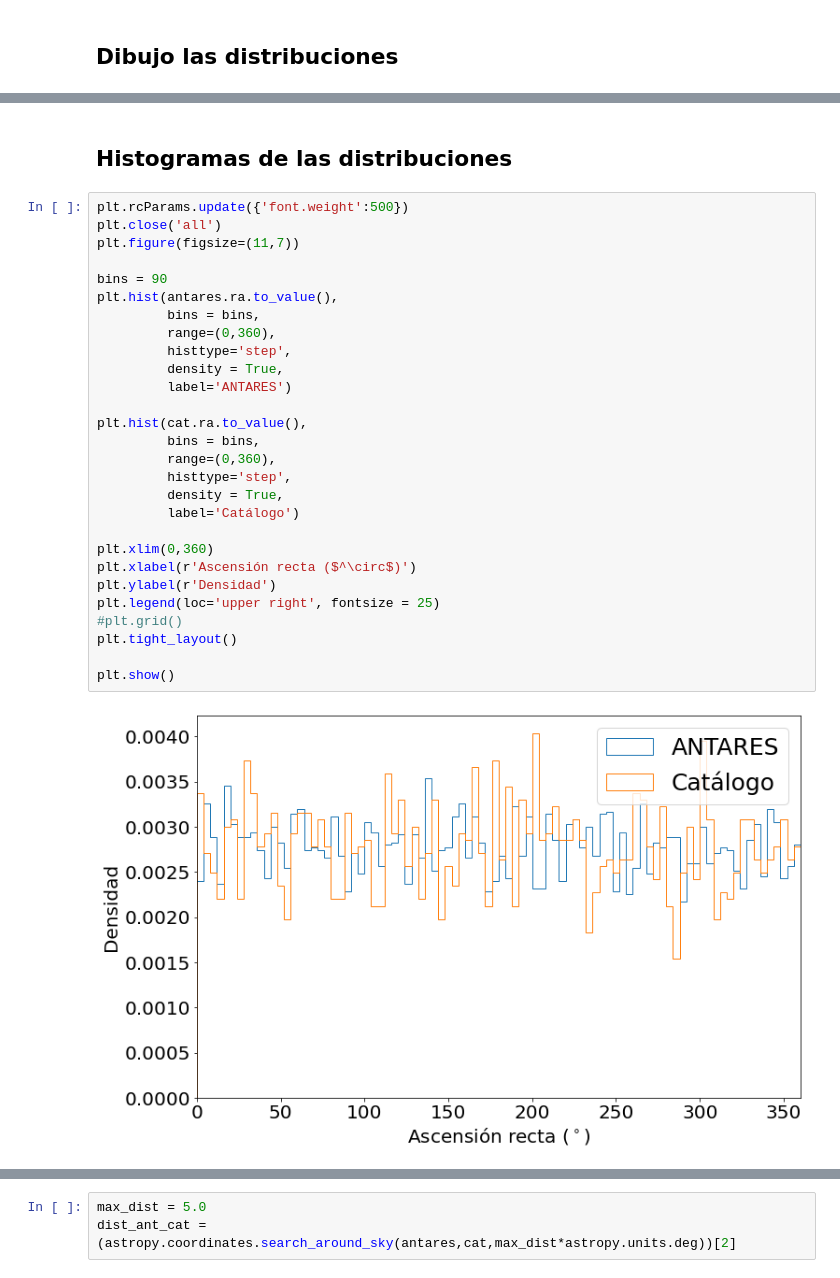
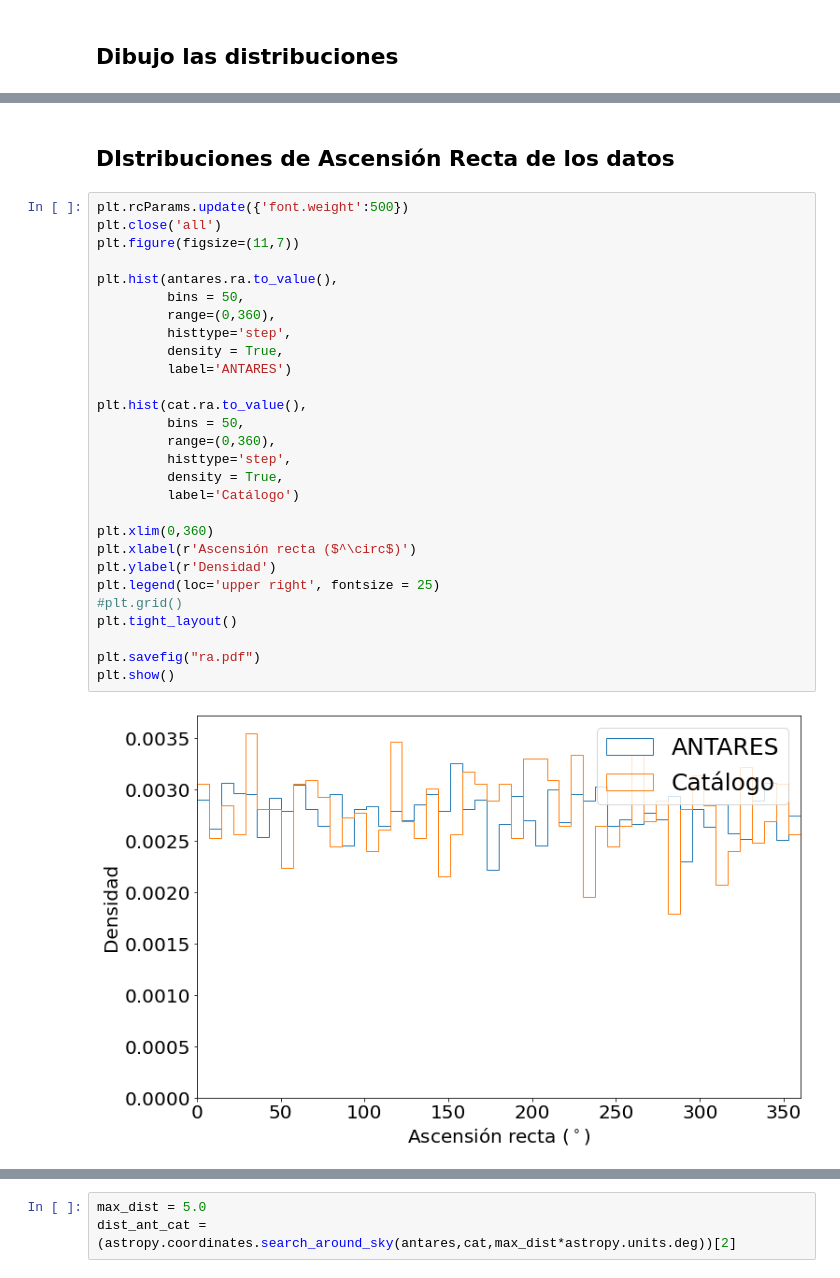
Before and after one commit to jgarmen-upv/estancia, a Jupyter notebook: estancia.ipynb, the cells around one changed output, grey strips where cells are left out. Cells and saved outputs as stored; diff of their text form.

```diff
--- a/estancia.ipynb
+++ b/estancia.ipynb
@@ -82,33 +101,33 @@ plt.show()
-# %% [markdown]
-## Histogramas de las distribuciones
+# %% [markdown]
+## DIstribuciones de Ascensión Recta de los datos
 # %%
 plt.rcParams.update({'font.weight':500})
 plt.close('all')
 plt.figure(figsize=(11,7))
 
-bins = 90
 plt.hist(antares.ra.to_value(),
-         bins = bins,
+         bins = 50,
          range=(0,360),
          histtype='step',
          density = True,
          label='ANTARES')
 
 plt.hist(cat.ra.to_value(),
-         bins = bins,
+         bins = 50,
          range=(0,360),
          histtype='step',
          density = True,
          label='Catálogo')
 
 plt.xlim(0,360)
 plt.xlabel(r'Ascensión recta ($^\circ$)')
 plt.ylabel(r'Densidad')
 plt.legend(loc='upper right', fontsize = 25)
 #plt.grid()
 plt.tight_layout()
 
+plt.savefig("ra.pdf")
 plt.show()
 # %% [output]
-[figure, old version]
+[figure, new version]
 # %%
```
Also changed, not shown: parts of 58 cells of this notebook.
